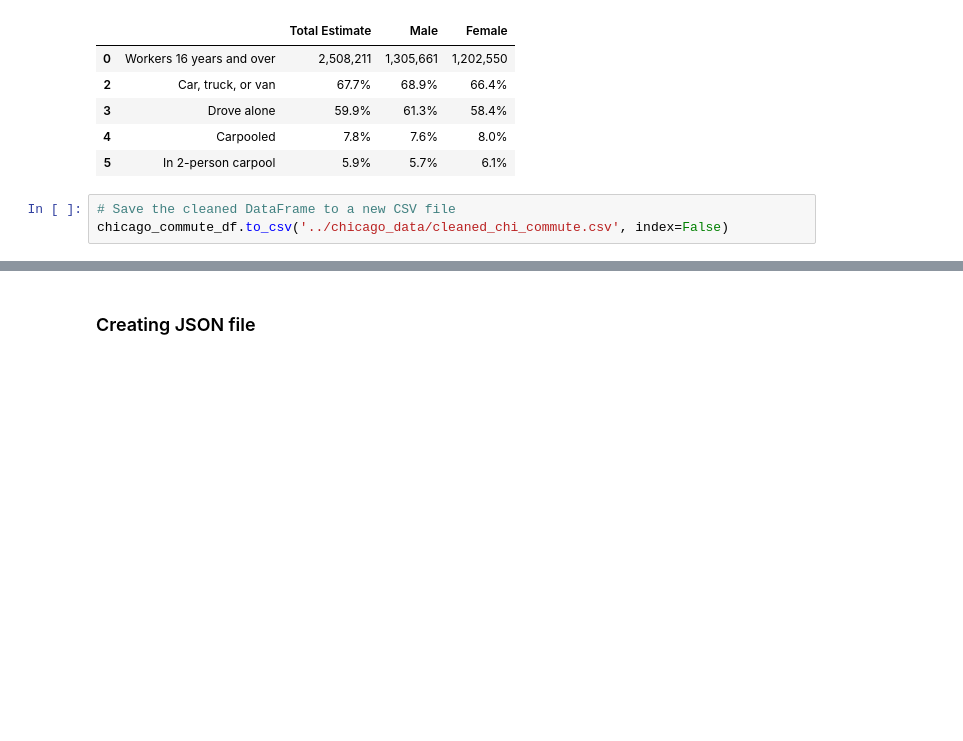
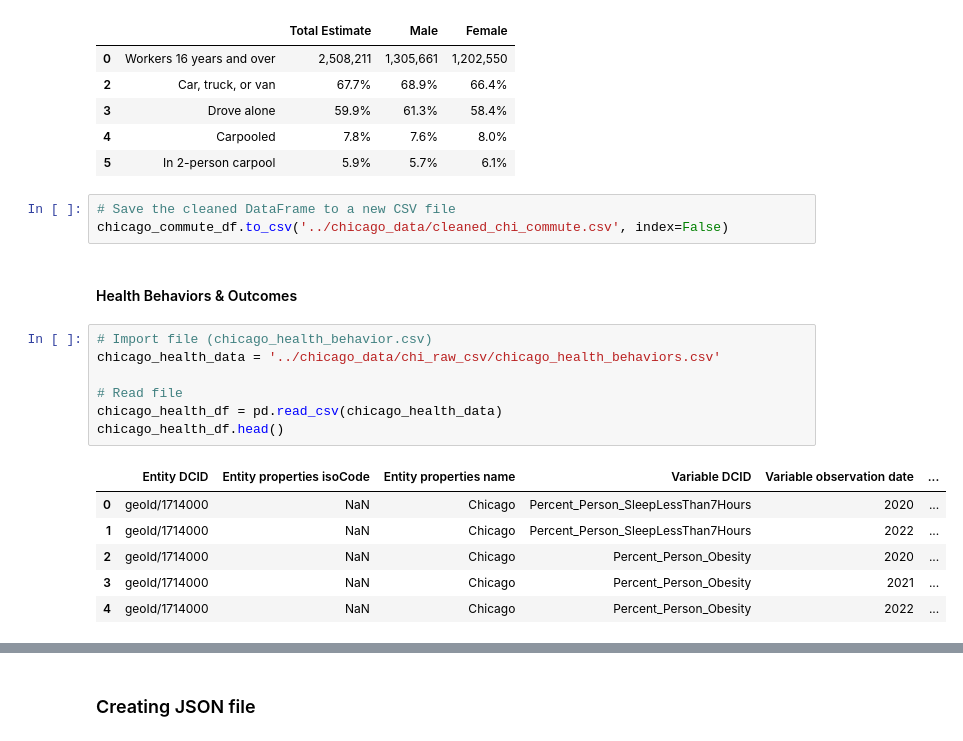
Before and after one commit to maddieemihle/major-city-visualization, a Jupyter notebook: data_files/chicago_data/chicago_dataset.ipynb, the cells around one changed output, grey strips where cells are left out. Saved outputs shown, nothing was run; the diff lists cells and outputs as text; blank space fills up the shorter version.

```diff
--- a/data_files/chicago_data/chicago_dataset.ipynb
+++ b/data_files/chicago_data/chicago_dataset.ipynb
@@ -542,3 +544,19 @@ chicago_commute_df.head()
 # %%
 # Save the cleaned DataFrame to a new CSV file
 chicago_commute_df.to_csv('../chicago_data/cleaned_chi_commute.csv', index=False)
+# %% [markdown]
+#### Health Behaviors & Outcomes
+# %%
+# Import file (chicago_health_behavior.csv)
+chicago_health_data = '../chicago_data/chi_raw_csv/chicago_health_behaviors.csv'
+
+# Read file
+chicago_health_df = pd.read_csv(chicago_health_data)
+chicago_health_df.head()
+# %% [output]
+|  | Entity DCID | Entity properties isoCode | Entity properties name | Variable DCID | Variable observation date | ... |
+| 0 | geoId/1714000 | NaN | Chicago | Percent_Person_SleepLessThan7Hours | 2020 | ... |
+| 1 | geoId/1714000 | NaN | Chicago | Percent_Person_SleepLessThan7Hours | 2022 | ... |
+| 2 | geoId/1714000 | NaN | Chicago | Percent_Person_Obesity | 2020 | ... |
+| 3 | geoId/1714000 | NaN | Chicago | Percent_Person_Obesity | 2021 | ... |
+| 4 | geoId/1714000 | NaN | Chicago | Percent_Person_Obesity | 2022 | ... |
```
Also changed, not shown: parts of 8 cells of this notebook, 40 other files.
